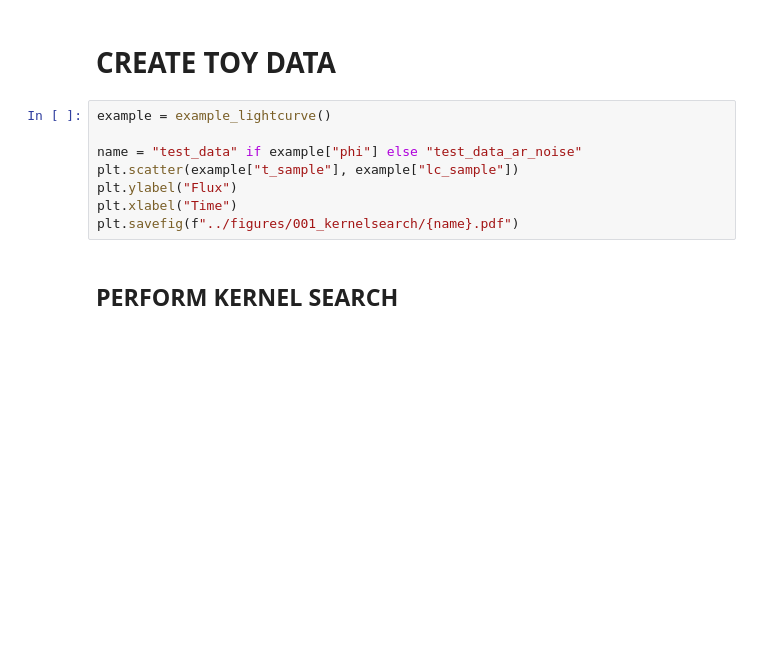
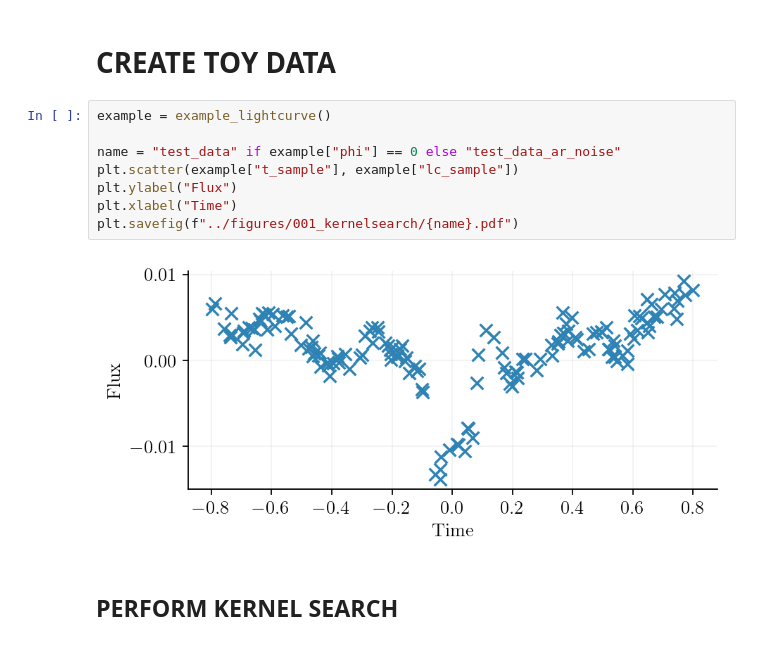
Before and after one commit to ChrisBoettner/gallifrey, a Jupyter notebook: notebooks/001_kernelsearch.ipynb, the cells around one changed output. Drawn from its saved outputs; the diff is of its cells as text; blank space fills up the shorter version.

```diff
--- a/notebooks/001_kernelsearch.ipynb
+++ b/notebooks/001_kernelsearch.ipynb
@@ -21,11 +21,13 @@ cols = mpl.rcParams["axes.prop_cycle"].by_key()["color"]
 # %%
 example = example_lightcurve()
 
-name = "test_data" if example["phi"] else "test_data_ar_noise"
+name = "test_data" if example["phi"] == 0 else "test_data_ar_noise"
 plt.scatter(example["t_sample"], example["lc_sample"])
 plt.ylabel("Flux")
 plt.xlabel("Time")
 plt.savefig(f"../figures/001_kernelsearch/{name}.pdf")
+# %% [output]
+[figure, added]
 # %% [markdown]
 ## PERFORM KERNEL SEARCH
 # %%
```
Also changed, not shown: 9 other files.
